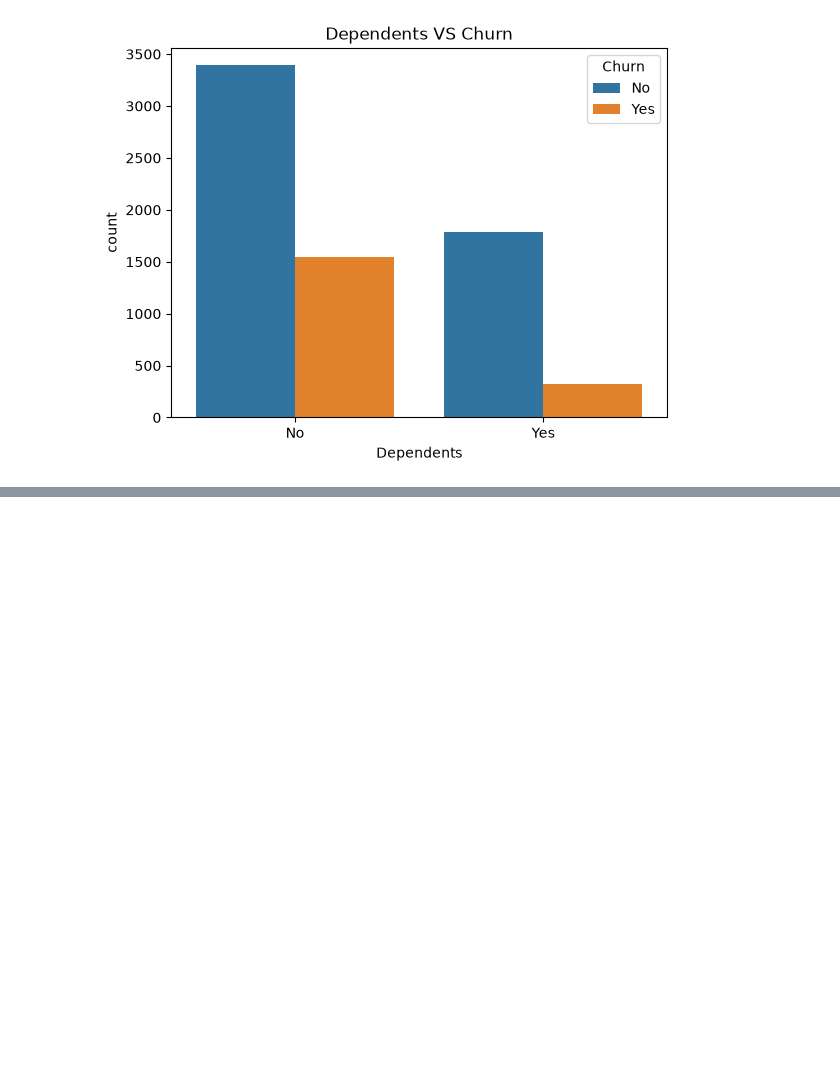
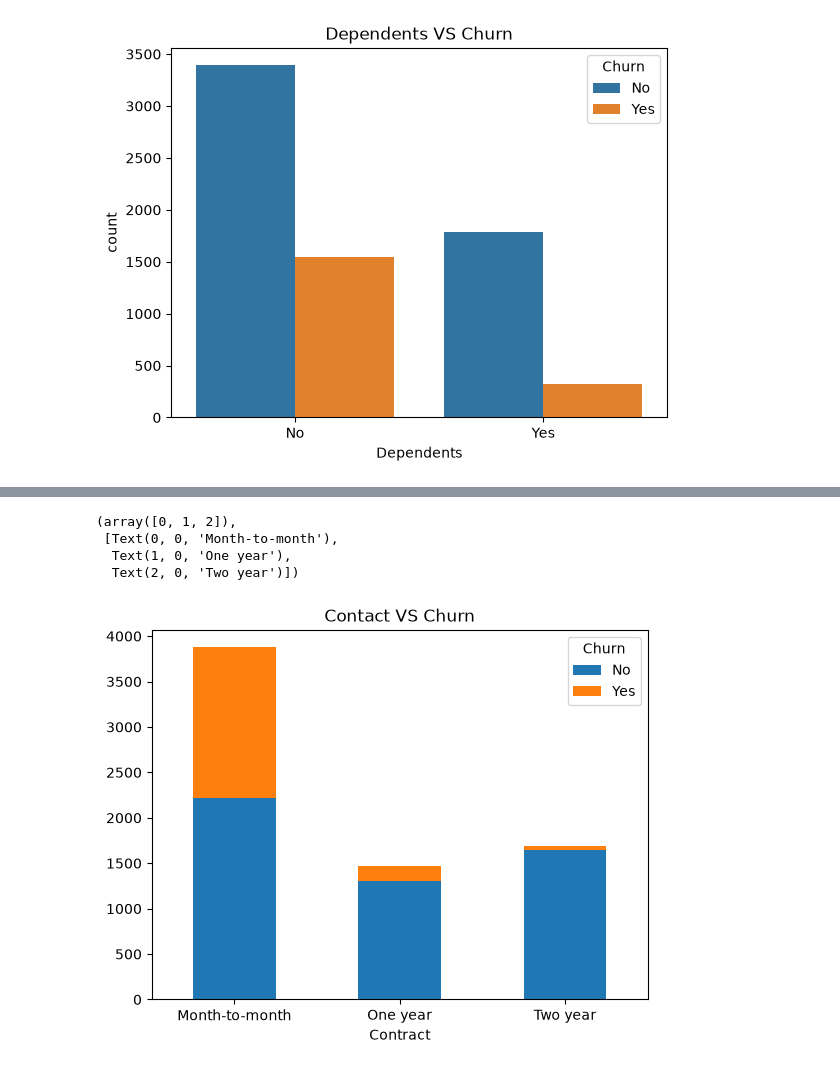
Before and after one commit to Fatima-Arain206/SOFTGROWTECH_INTERNSHIP_PROJECT_TASK2_DATA_ANALYSIS, a Jupyter notebook: CustomerRetention_Analysis_Project2/Customer_Retention.ipynb, the cells around one changed output, grey strips where cells are left out. Cells and saved outputs as stored; diff of their text form; code cells hidden in the pictures; blank space fills up the shorter version.

```diff
--- a/CustomerRetention_Analysis_Project2/Customer_Retention.ipynb
+++ b/CustomerRetention_Analysis_Project2/Customer_Retention.ipynb
@@ -211,0 +365,10 @@ sb.countplot(x= df['Dependents'] ,  hue=df['Churn'])
+# %%
+# graph
+pd.crosstab(df['Contract'],df['Churn']).plot(kind='bar',stacked=True,title='Contact VS Churn')
+plt.xticks(rotation=0)
+# %% [output]
+(array([0, 1, 2]),
+ [Text(0, 0, 'Month-to-month'),
+  Text(1, 0, 'One year'),
+  Text(2, 0, 'Two year')])
+[figure, added]
```
Also changed, not shown: parts of 32 cells of this notebook.
